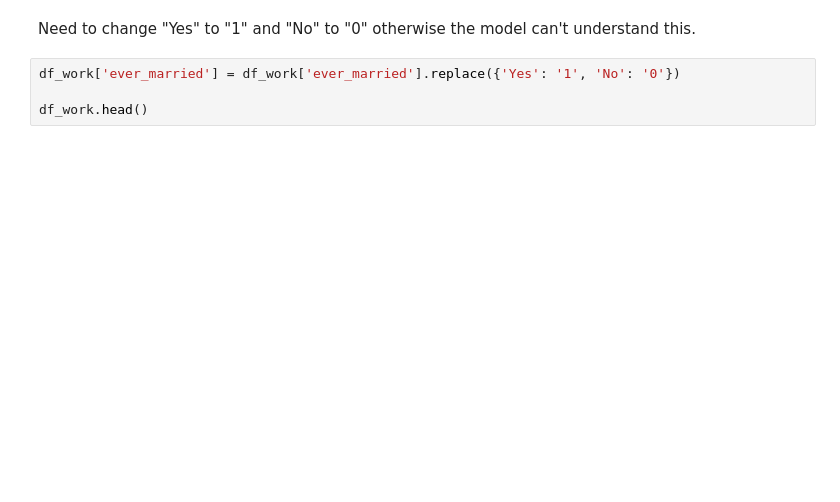
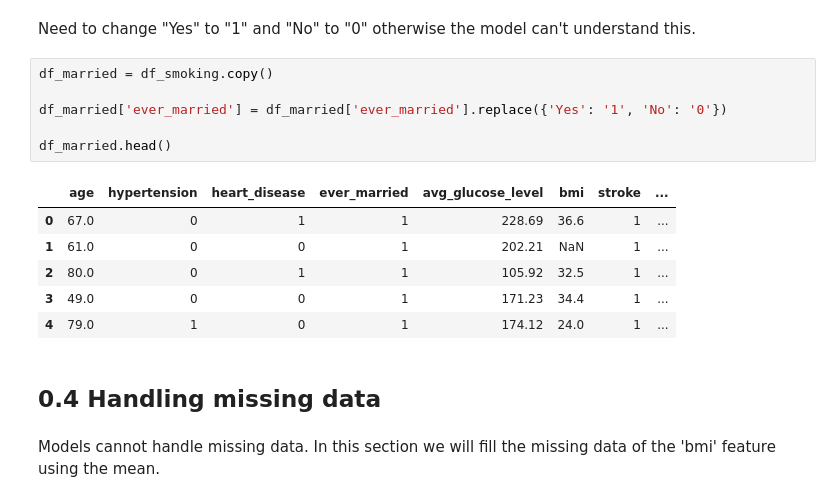
Before and after one commit to Detopall/stroke-prediction, a Jupyter notebook: data_cleaning.ipynb, the cells around one changed output. Cells and saved outputs as stored; diff of their text form; blank space fills up the shorter version.

```diff
--- a/data_cleaning.ipynb
+++ b/data_cleaning.ipynb
@@ -133,6 +193,19 @@ df_work.head()
 # %% [markdown]
 Need to change "Yes" to "1" and "No" to "0" otherwise the model can't understand this.
 # %%
-df_work['ever_married'] = df_work['ever_married'].replace({'Yes': '1', 'No': '0'})
+df_married = df_smoking.copy()
 
-df_work.head()
+df_married['ever_married'] = df_married['ever_married'].replace({'Yes': '1', 'No': '0'})
+
+df_married.head()
+# %% [output]
+|  | age | hypertension | heart_disease | ever_married | avg_glucose_level | bmi | stroke | ... |
+| 0 | 67.0 | 0 | 1 | 1 | 228.69 | 36.6 | 1 | ... |
+| 1 | 61.0 | 0 | 0 | 1 | 202.21 | NaN | 1 | ... |
+| 2 | 80.0 | 0 | 1 | 1 | 105.92 | 32.5 | 1 | ... |
+| 3 | 49.0 | 0 | 0 | 1 | 171.23 | 34.4 | 1 | ... |
+| 4 | 79.0 | 1 | 0 | 1 | 174.12 | 24.0 | 1 | ... |
+# %% [markdown]
+## 0.4 Handling missing data
+# %% [markdown]
+Models cannot handle missing data. In this section we will fill the missing data of the 'bmi' feature using the mean.
```
Also changed, not shown: parts of 12 cells of this notebook.
